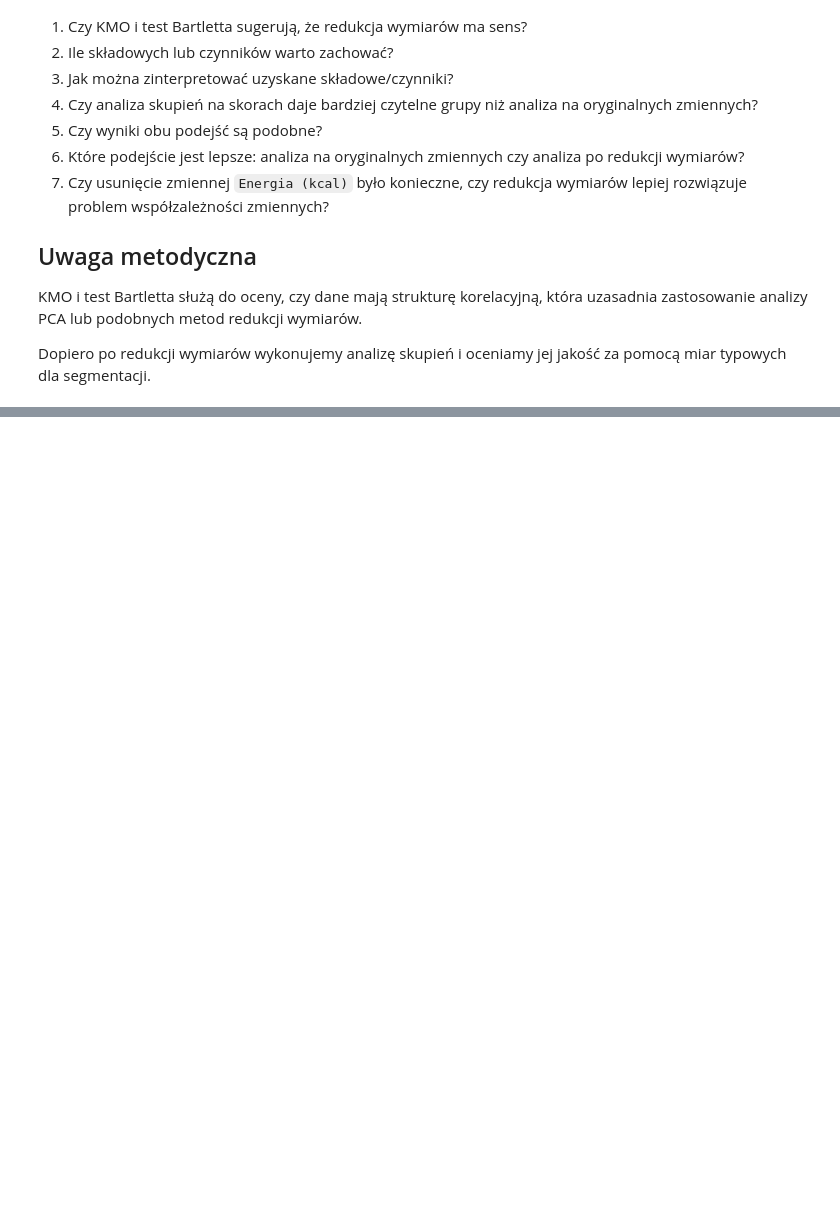
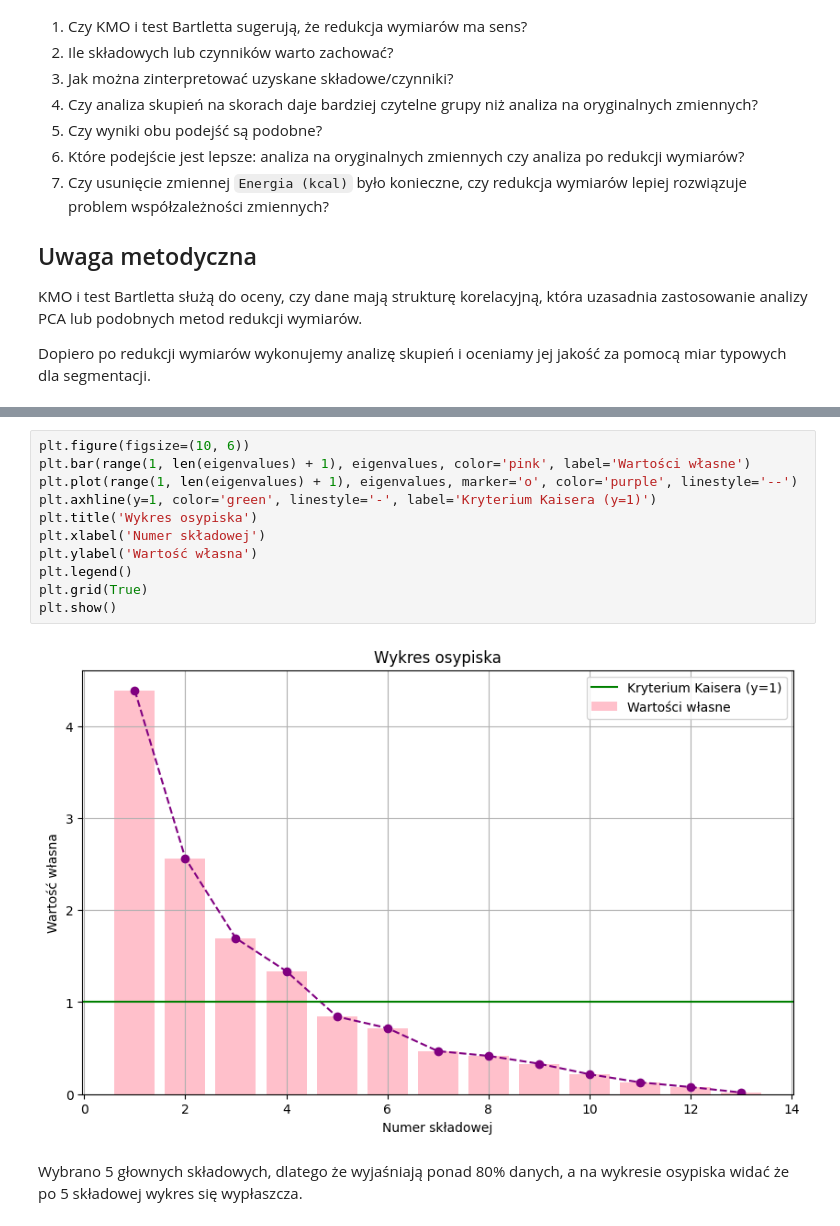
Before and after one commit to kingaorlowicz/Data_Mining_agh, a Jupyter notebook: lab3/Ingredients_AGH_LAB.ipynb, the cells around one changed output, grey strips where cells are left out. Cells and saved outputs as stored; diff of their text form; blank space fills up the shorter version.

```diff
--- a/lab3/Ingredients_AGH_LAB.ipynb
+++ b/lab3/Ingredients_AGH_LAB.ipynb
@@ -1085,0 +1186,15 @@ Dopiero po redukcji wymiarów wykonujemy analizę skupień i oceniamy jej jakoś
+# %%
+plt.figure(figsize=(10, 6))
+plt.bar(range(1, len(eigenvalues) + 1), eigenvalues, color='pink', label='Wartości własne')
+plt.plot(range(1, len(eigenvalues) + 1), eigenvalues, marker='o', color='purple', linestyle='--')
+plt.axhline(y=1, color='green', linestyle='-', label='Kryterium Kaisera (y=1)')
+plt.title('Wykres osypiska')
+plt.xlabel('Numer składowej')
+plt.ylabel('Wartość własna')
+plt.legend()
+plt.grid(True)
+plt.show()
+# %% [output]
+[figure, added]
+# %% [markdown]
+Wybrano 5 głownych składowych, dlatego że wyjaśniają ponad 80% danych, a na wykresie osypiska widać że po 5 składowej wykres się wypłaszcza.
```
Also changed, not shown: parts of 22 cells of this notebook.
